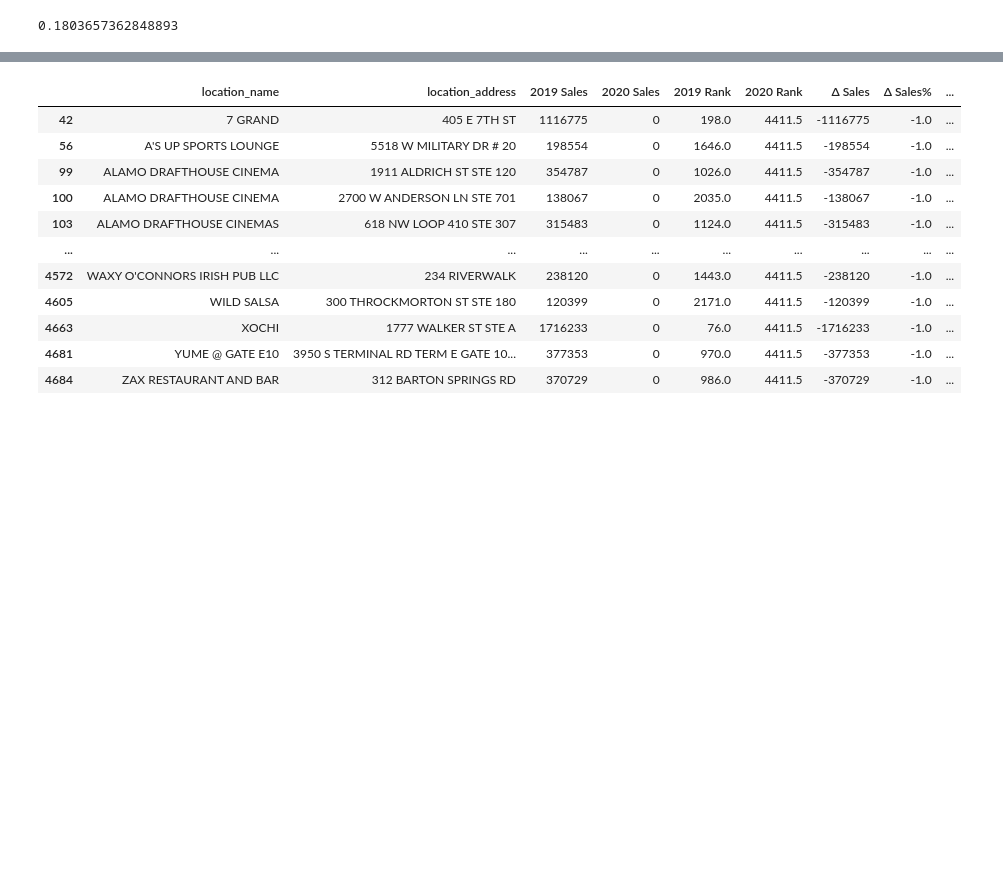
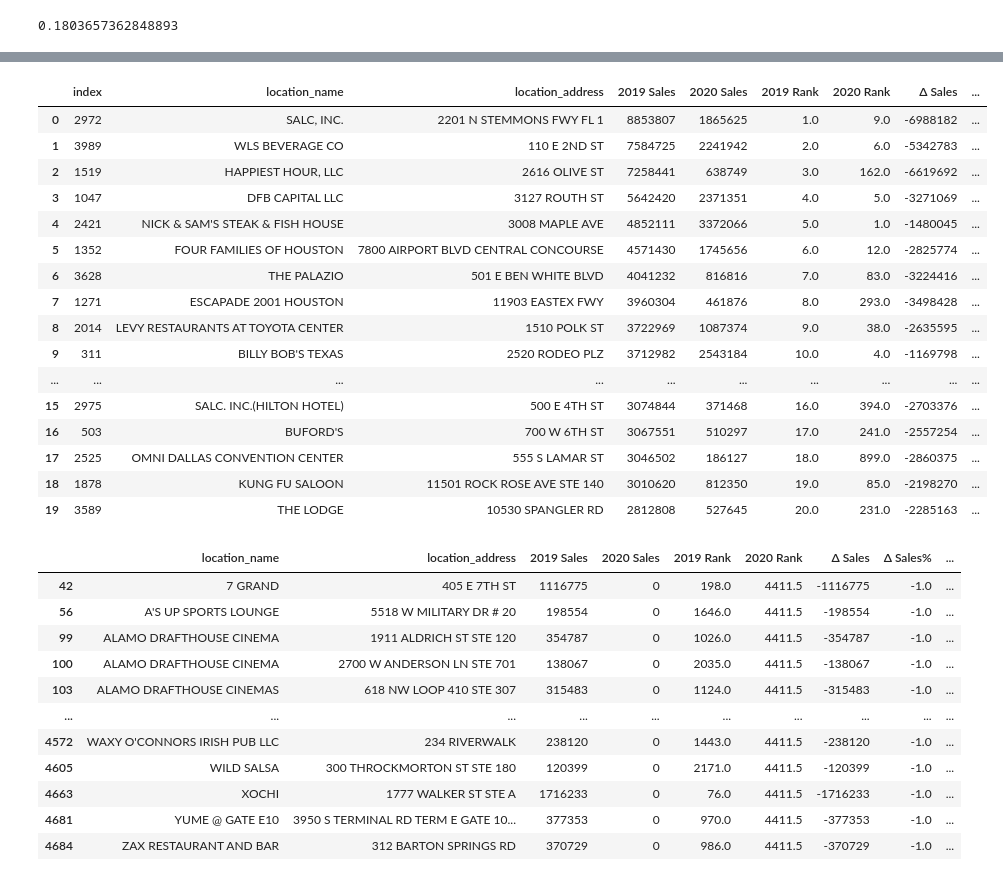
Before and after one commit to KelliDSmith/SMU_Project1_Group1, a Jupyter notebook: testing_kelli.ipynb, the cells around one changed output, grey strips where cells are left out. Cells and saved outputs as stored; diff of their text form; code cells hidden in the pictures; blank space fills up the shorter version.

```diff
--- a/testing_kelli.ipynb
+++ b/testing_kelli.ipynb
@@ -217,3 +236,31 @@ stores_all.sort_values('\u0394 Sales%',ascending=True).head(20).reset_index()
+# %%
+#excludes stores that had zero sales
+stores_2 = pd.merge(storesales2019_clean,storesales2020_clean,on=['location_name','location_address'],how='inner')
+stores_all2 = stores_2.rename(columns={'total_receipts_x': '2019 Sales','total_receipts_y': '2020 Sales'})
+stores_all2['2019 Rank'] = stores_all2['2019 Sales'].rank(ascending=False)
+stores_all2['2020 Rank'] = stores_all2['2020 Sales'].rank(ascending=False)
+stores_all2['\u0394 Sales'] = stores_all2['2020 Sales']-stores_all2['2019 Sales']
+stores_all2['\u0394 Sales%'] = stores_all2['2020 Sales']/stores_all2['2019 Sales']-1
+stores_all2['\u0394 Rank'] = stores_all2['2020 Rank']-stores_all2['2019 Rank']
+stores_all2.sort_values('2019 Rank',ascending=True).head(20).reset_index()
+# %% [output]
+|  | index | location_name | location_address | 2019 Sales | 2020 Sales | 2019 Rank | 2020 Rank | Δ Sales | ... |
+| 0 | 2972 | SALC, INC. | 2201 N STEMMONS FWY FL 1 | 8853807 | 1865625 | 1.0 | 9.0 | -6988182 | ... |
+| 1 | 3989 | WLS BEVERAGE CO | 110 E 2ND ST | 7584725 | 2241942 | 2.0 | 6.0 | -5342783 | ... |
+| 2 | 1519 | HAPPIEST HOUR, LLC | 2616 OLIVE ST | 7258441 | 638749 | 3.0 | 162.0 | -6619692 | ... |
+| 3 | 1047 | DFB CAPITAL LLC | 3127 ROUTH ST | 5642420 | 2371351 | 4.0 | 5.0 | -3271069 | ... |
+| 4 | 2421 | NICK & SAM'S STEAK & FISH HOUSE | 3008 MAPLE AVE | 4852111 | 3372066 | 5.0 | 1.0 | -1480045 | ... |
+| 5 | 1352 | FOUR FAMILIES OF HOUSTON | 7800 AIRPORT BLVD CENTRAL CONCOURSE | 4571430 | 1745656 | 6.0 | 12.0 | -2825774 | ... |
+| 6 | 3628 | THE PALAZIO | 501 E BEN WHITE BLVD | 4041232 | 816816 | 7.0 | 83.0 | -3224416 | ... |
+| 7 | 1271 | ESCAPADE 2001 HOUSTON | 11903 EASTEX FWY | 3960304 | 461876 | 8.0 | 293.0 | -3498428 | ... |
+| 8 | 2014 | LEVY RESTAURANTS AT TOYOTA CENTER | 1510 POLK ST | 3722969 | 1087374 | 9.0 | 38.0 | -2635595 | ... |
+| 9 | 311 | BILLY BOB'S TEXAS | 2520 RODEO PLZ | 3712982 | 2543184 | 10.0 | 4.0 | -1169798 | ... |
+| ... | ... | ... | ... | ... | ... | ... | ... | ... | ... |
+| 15 | 2975 | SALC. INC.(HILTON HOTEL) | 500 E 4TH ST | 3074844 | 371468 | 16.0 | 394.0 | -2703376 | ... |
+| 16 | 503 | BUFORD'S | 700 W 6TH ST | 3067551 | 510297 | 17.0 | 241.0 | -2557254 | ... |
+| 17 | 2525 | OMNI DALLAS CONVENTION CENTER | 555 S LAMAR ST | 3046502 | 186127 | 18.0 | 899.0 | -2860375 | ... |
+| 18 | 1878 | KUNG FU SALOON | 11501 ROCK ROSE AVE STE 140 | 3010620 | 812350 | 19.0 | 85.0 | -2198270 | ... |
+| 19 | 3589 | THE LODGE | 10530 SPANGLER RD | 2812808 | 527645 | 20.0 | 231.0 | -2285163 | ... |
 # %%
 #how many stores had sales in 2019 but 0 in 2020
 mask3 = (stores_all['2019 Sales']>100000) & (stores_all['2020 Sales']==0)
```
Also changed, not shown: parts of 2 cells of this notebook, 1 other file.
